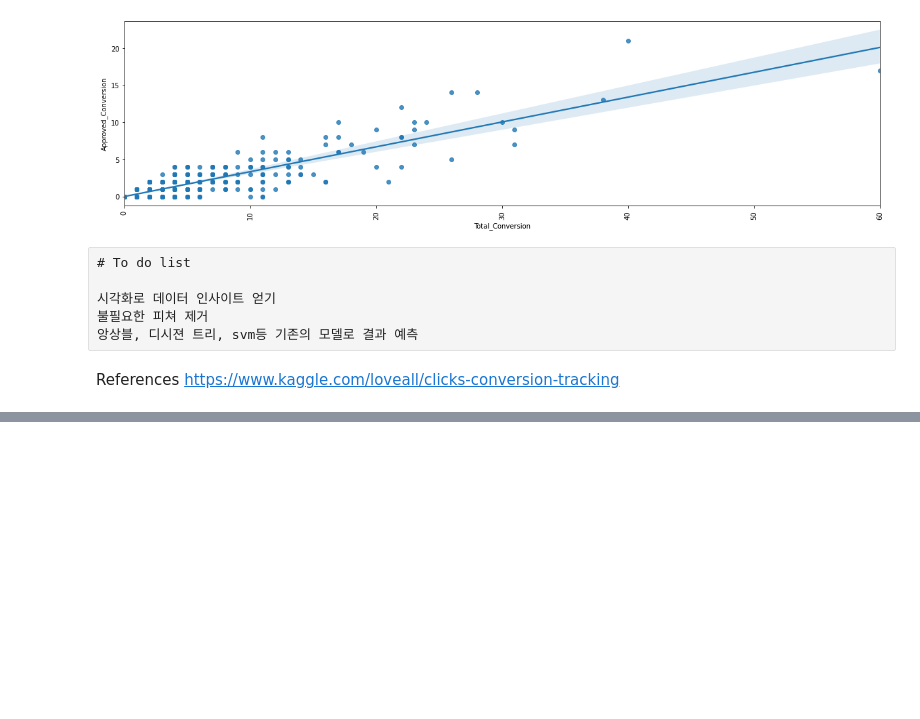
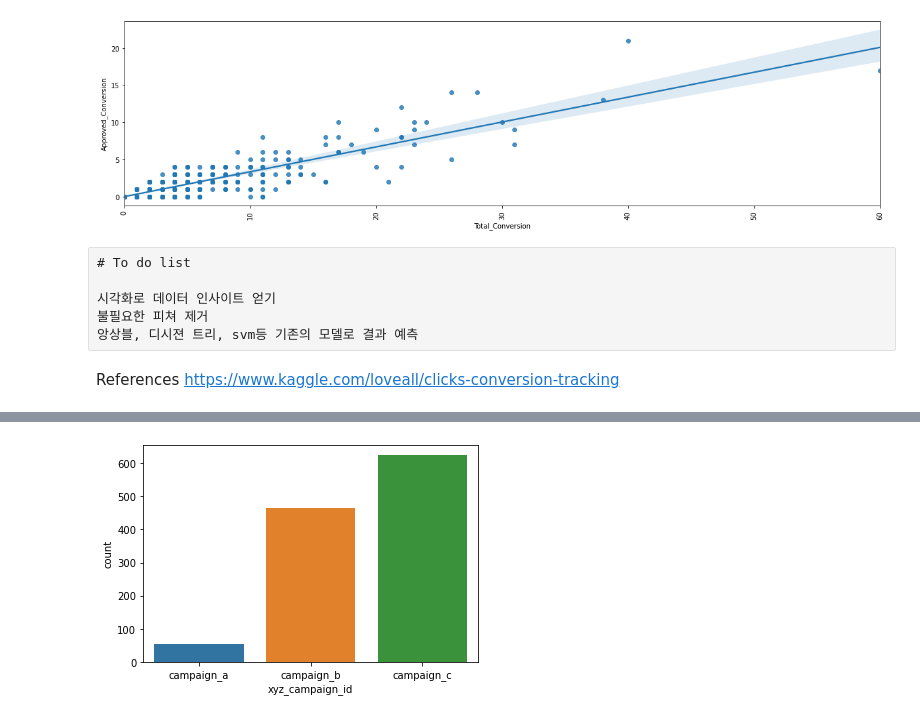
Before and after one commit to ojjy/datascience, a Jupyter notebook: ads/ads.ipynb, the cells around one changed output, grey strips where cells are left out. Drawn from its saved outputs; the diff is of its cells as text; code cells hidden in the pictures; blank space fills up the shorter version.

Commit message:
visualization

```diff
--- a/ads/ads.ipynb
+++ b/ads/ads.ipynb
@@ -184,0 +189,2 @@ https://www.kaggle.com/loveall/clicks-conversion-tracking
+# %%
+df['xyz_campaign_id'].replace({916:"campaign_a", 936:'campaign_b', 1178:'campaign_c'}, inplace=True)
@@ -184,0 +205,5 @@ https://www.kaggle.com/loveall/clicks-conversion-tracking
+# %%
+sns.countplot(x='xyz_campaign_id', data=df)
+plt.show()
+# %% [output]
+[figure, added]
```
Also changed, not shown: parts of 7 cells of this notebook.
